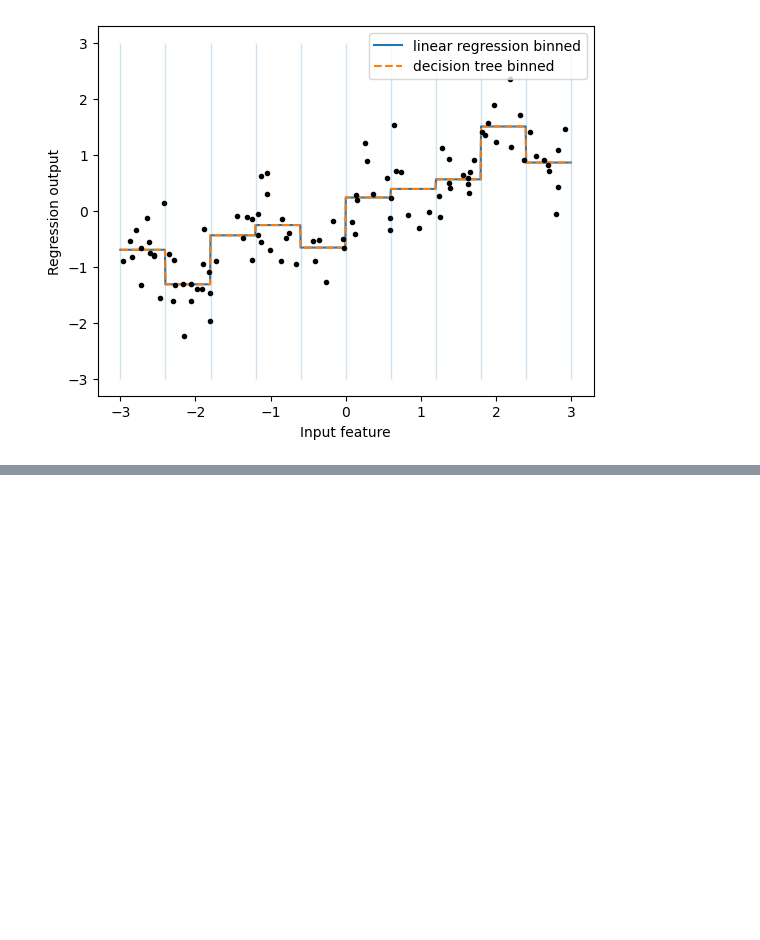
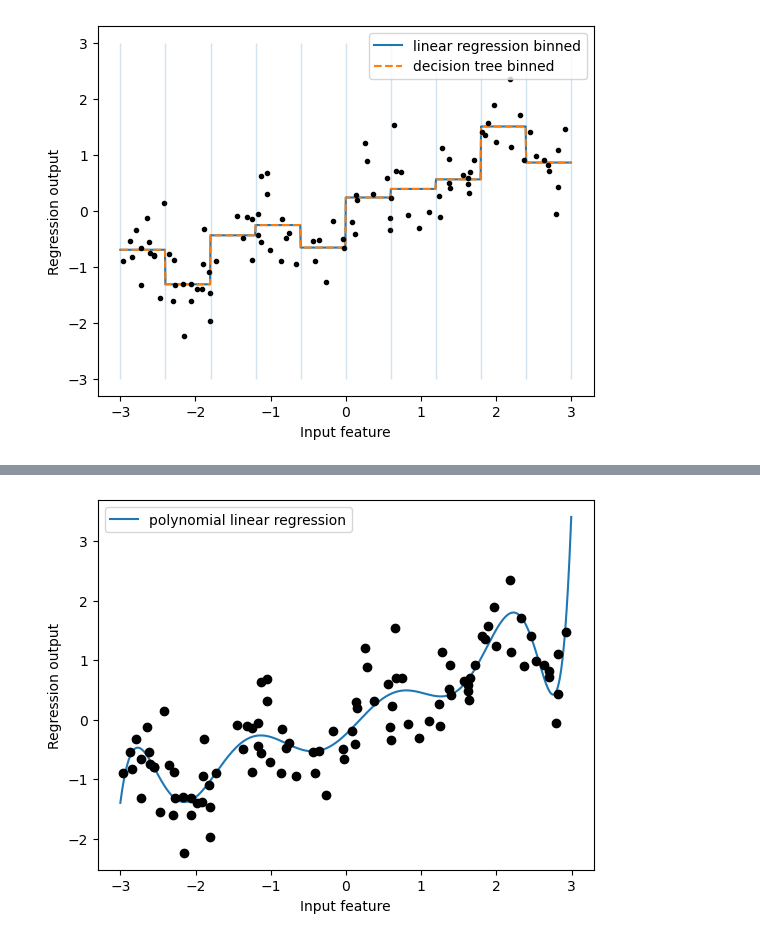
Before and after one commit to jim-franklin/intro_to_ml_with_python, a Jupyter notebook: Chapter_4/Chapter_4.ipynb, the cells around one changed output, grey strips where cells are left out. Saved outputs shown, nothing was run; the diff lists cells and outputs as text; code cells hidden in the pictures; blank space fills up the shorter version.

```diff
--- a/Chapter_4/Chapter_4.ipynb
+++ b/Chapter_4/Chapter_4.ipynb
@@ -288,0 +336,6 @@ plt.xlabel("Input feature");
+# %%
+from sklearn.preprocessing import PolynomialFeatures
+
+poly = PolynomialFeatures(degree=10, include_bias=False)
+poly.fit(X)
+X_poly = poly.transform(X)
@@ -288,0 +355,12 @@ plt.xlabel("Input feature");
+# %%
+reg = LinearRegression().fit(X_poly, y)
+
+line_poly = poly.transform(line)
+
+plt.plot(line, reg.predict(line_poly), label='polynomial linear regression')
+plt.plot(X[:, 0], y, 'o', c='k')
+plt.ylabel("Regression output")
+plt.xlabel("Input feature")
+plt.legend(loc="best");
+# %% [output]
+[figure, added]
```
Also changed, not shown: parts of 11 cells of this notebook.
